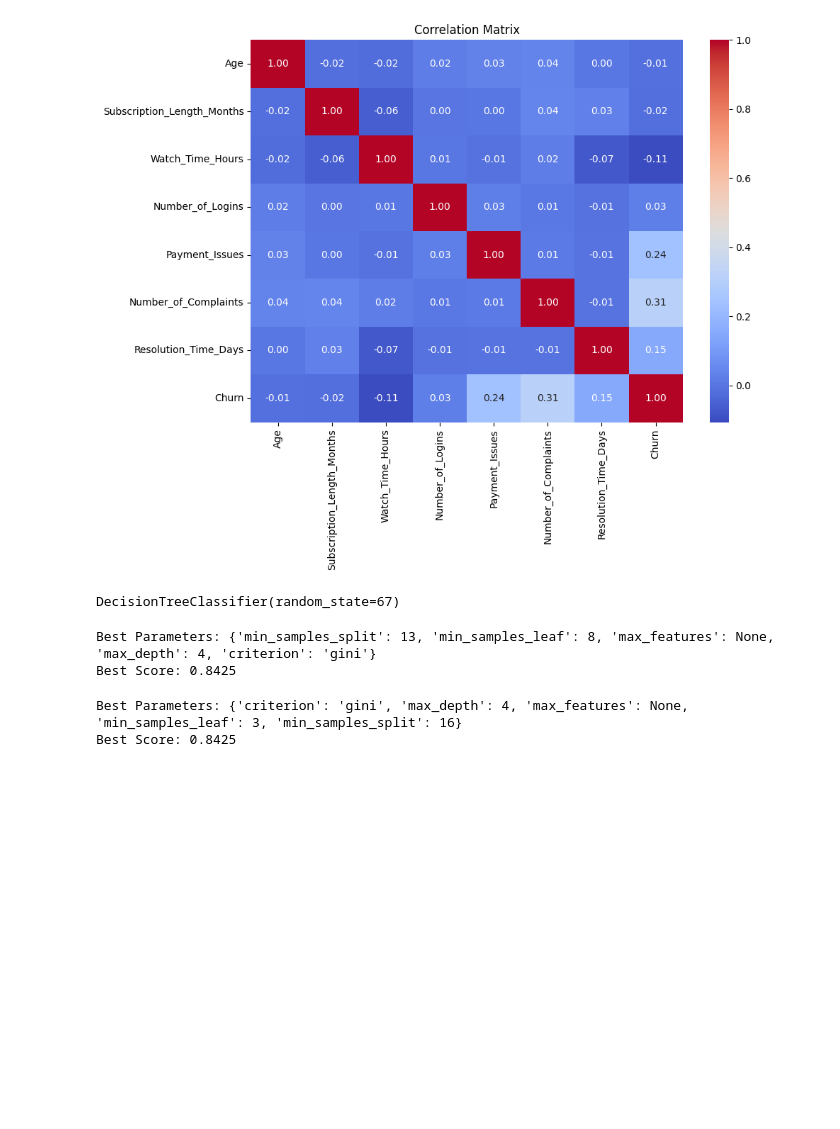
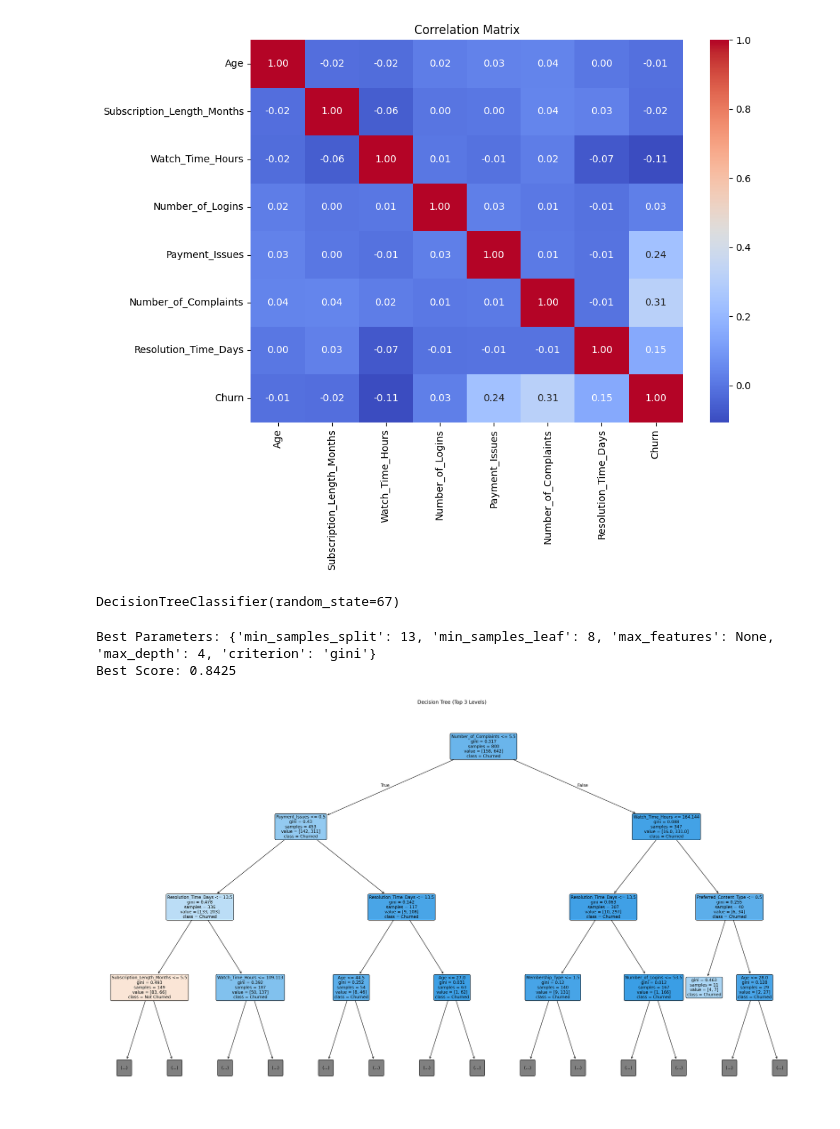
Before and after one commit to charbel30/soen-471, a Jupyter notebook: homework1.ipynb, the cells around one changed output. Saved outputs shown, nothing was run; the diff lists cells and outputs as text; code cells hidden in the pictures; blank space fills up the shorter version.

```diff
--- a/homework1.ipynb
+++ b/homework1.ipynb
@@ -118,7 +120,7 @@ param_grid = {
 random_search = RandomizedSearchCV(
     DecisionTreeClassifier(random_state=67),
     param_grid,
-    n_iter=1000,
+    n_iter=500,
     cv=5,
     scoring='accuracy',
     random_state=67
@@ -127,32 +129,31 @@ random_search.fit(X_train, y_train)
 print("Best Parameters:", random_search.best_params_)
 print("Best Score:", random_search.best_score_)
 
-best_dt = random_search.best_estimator_
+best_decisiontree = random_search.best_estimator_
 # %% [output]
 Best Parameters: {'min_samples_split': 13, 'min_samples_leaf': 8, 'max_features': None, 'max_depth': 4, 'criterion': 'gini'}
 Best Score: 0.8425
 # %%
-from sklearn.model_selection import GridSearchCV
+# from sklearn.model_selection import GridSearchCV
 
-param_grid = {
-    'max_depth': list(range(2, 21)) + [None],
-    'min_samples_split': list(range(2, 21)),
-    'min_samples_leaf': list(range(1, 21)),
-    'max_features': ['sqrt', 'log2', None],
-    'criterion': ['gini', 'entropy']
-}
+# param_grid = {
+#     'max_depth': list(range(2, 21)) + [None],
+#     'min_samples_split': list(range(2, 21)),
+#     'min_samples_leaf': list(range(1, 21)),
+#     'max_features': ['sqrt', 'log2', None],
+#     'criterion': ['gini', 'entropy']
+# }
 
-grid_search = GridSearchCV(
-    DecisionTreeClassifier(random_state=67),
-    param_grid,
-    cv=5,
-    scoring='accuracy'
-)
+# grid_search = GridSearchCV(
+#     DecisionTreeClassifier(random_state=67),
+#     param_grid,
+#     cv=5,
+#     scoring='accuracy'
+# )
 
-grid_search.fit(X_train, y_train)
+# grid_search.fit(X_train, y_train)
 
-print("Best Parameters:", grid_search.best_params_)
-print("Best Score:", grid_search.best_score_)
+# print("Best Parameters:", grid_search.best_params_)
+# print("Best Score:", grid_search.best_score_)
+
+# ran both RandomizedSearchCV and GridSearchCV, got the same score for both but randomizedSearchCV took only 7.5 sec while gridsearch took 12 min.
-# %% [output]
-Best Parameters: {'criterion': 'gini', 'max_depth': 4, 'max_features': None, 'min_samples_leaf': 3, 'min_samples_split': 16}
-Best Score: 0.8425
@@ -167,13 +160,20 @@ print("Best Params:", grid_search.best_params_)
 # %%
-plt.figure(figsize=(20, 12))
+plt.figure(figsize=(24, 14), dpi=200)
 plot_tree(
-    best_dt,
+    best_decisiontree,
     feature_names=X.columns,
     class_names=['Not Churned', 'Churned'],
     filled=True,
     rounded=True,
-    max_depth=3
+    max_depth=3,
+    fontsize=10
 )
 plt.title('Decision Tree (Top 3 Levels)')
 plt.tight_layout()
+plt.savefig('decision_tree.png', dpi=300, bbox_inches='tight')
 plt.show()
+#The Decision Tree's root node splits on Number_of_Complaints, confirming it as the most important predictor of churn.
+# The second level considers Payment_Issues and Watch_Time_Hours, followed by Resolution_Time_Days at the third level.
+# This aligns with the correlation analysis findings that customer service-related features are the strongest churn drivers.
+# %% [output]
+[figure, added]
```
Also changed, not shown: parts of 9 cells of this notebook, 1 other file.
